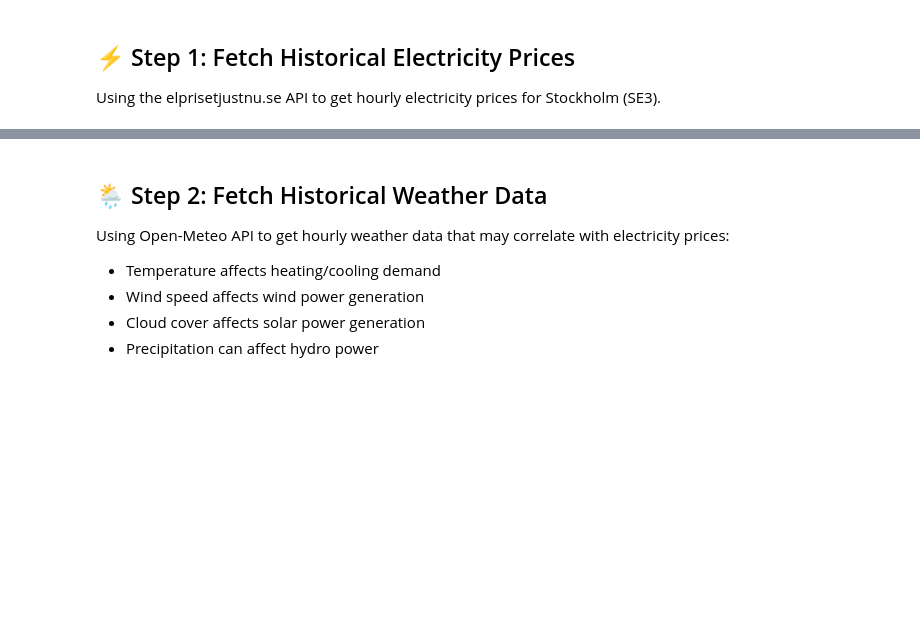
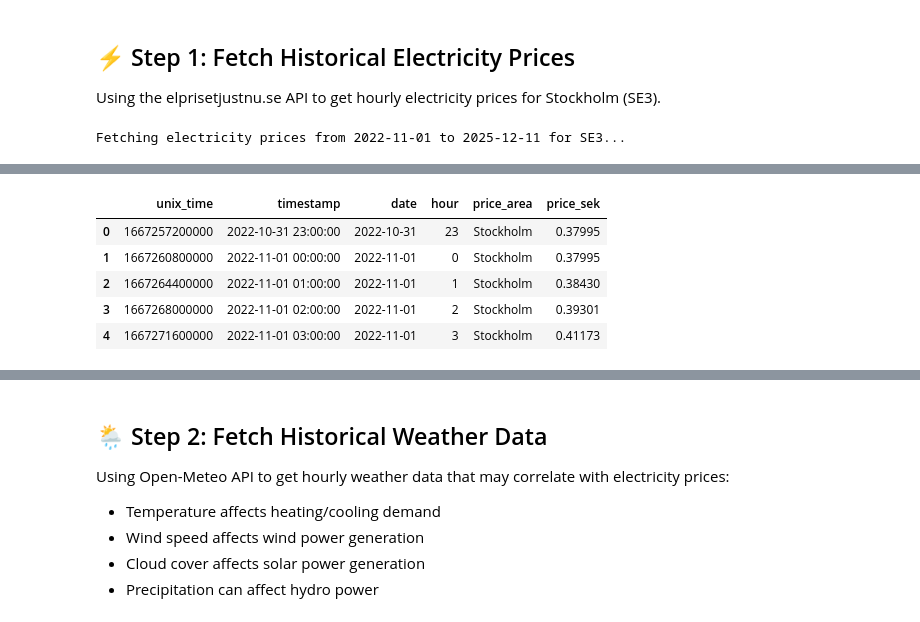
Before and after one commit to Jeppcode/Electricity-Price-Forecast, a Jupyter notebook: NotebooksElectricity/1_electricity_prices_backfill.ipynb, the cells around one changed output, grey strips where cells are left out. Saved outputs shown, nothing was run; the diff lists cells and outputs as text; code cells hidden in the pictures; blank space fills up the shorter version.

Commit message:
Fixed problem with timestamp

```diff
--- a/NotebooksElectricity/1_electricity_prices_backfill.ipynb
+++ b/NotebooksElectricity/1_electricity_prices_backfill.ipynb
@@ -79,11 +95,18 @@ print(f"Total days to fetch: {(END_DATE - START_DATE).days + 1}")
 Using the elprisetjustnu.se API to get hourly electricity prices for Stockholm (SE3).
 # %%
 # Using fetch_electricity_prices() from util.py
-# Fetch all electricity prices for the date range
-# Keep only SEK prices (we do not use EUR or exchange_rate)
 df_prices = util.fetch_electricity_prices(START_DATE, END_DATE, PRICE_AREA)
 df_prices = util.align_electricity_price_schema(df_prices)
+
 # Rename price_area value to city label for readability
 df_prices['price_area'] = CITY
-df_prices = df_prices[['timestamp', 'date', 'hour', 'price_area', 'price_sek']]
+
+# --- Create numeric ID för Online Feature Store ---
+# convert timestamp to milliseconds (int)
+df_prices['unix_time'] = df_prices['timestamp'].view('int64') // 1000
+
+# Inkludera den nya kolumnen i urvalet
+df_prices = df_prices[['unix_time', 'timestamp', 'date', 'hour', 'price_area', 'price_sek']]
 df_prices.head()
+# %% [output]
+Fetching electricity prices from 2022-11-01 to 2025-12-11 for SE3...
@@ -90,3 +118,9 @@ df_prices.head()
+|  | unix_time | timestamp | date | hour | price_area | price_sek |
+| 0 | 1667257200000 | 2022-10-31 23:00:00 | 2022-10-31 | 23 | Stockholm | 0.37995 |
+| 1 | 1667260800000 | 2022-11-01 00:00:00 | 2022-11-01 | 0 | Stockholm | 0.37995 |
+| 2 | 1667264400000 | 2022-11-01 01:00:00 | 2022-11-01 | 1 | Stockholm | 0.38430 |
+| 3 | 1667268000000 | 2022-11-01 02:00:00 | 2022-11-01 | 2 | Stockholm | 0.39301 |
+| 4 | 1667271600000 | 2022-11-01 03:00:00 | 2022-11-01 | 3 | Stockholm | 0.41173 |
 # %%
 # Check the electricity prices data
 print(f"Shape: {df_prices.shape}")
```
Also changed, not shown: parts of 15 cells of this notebook, 1 other file.
